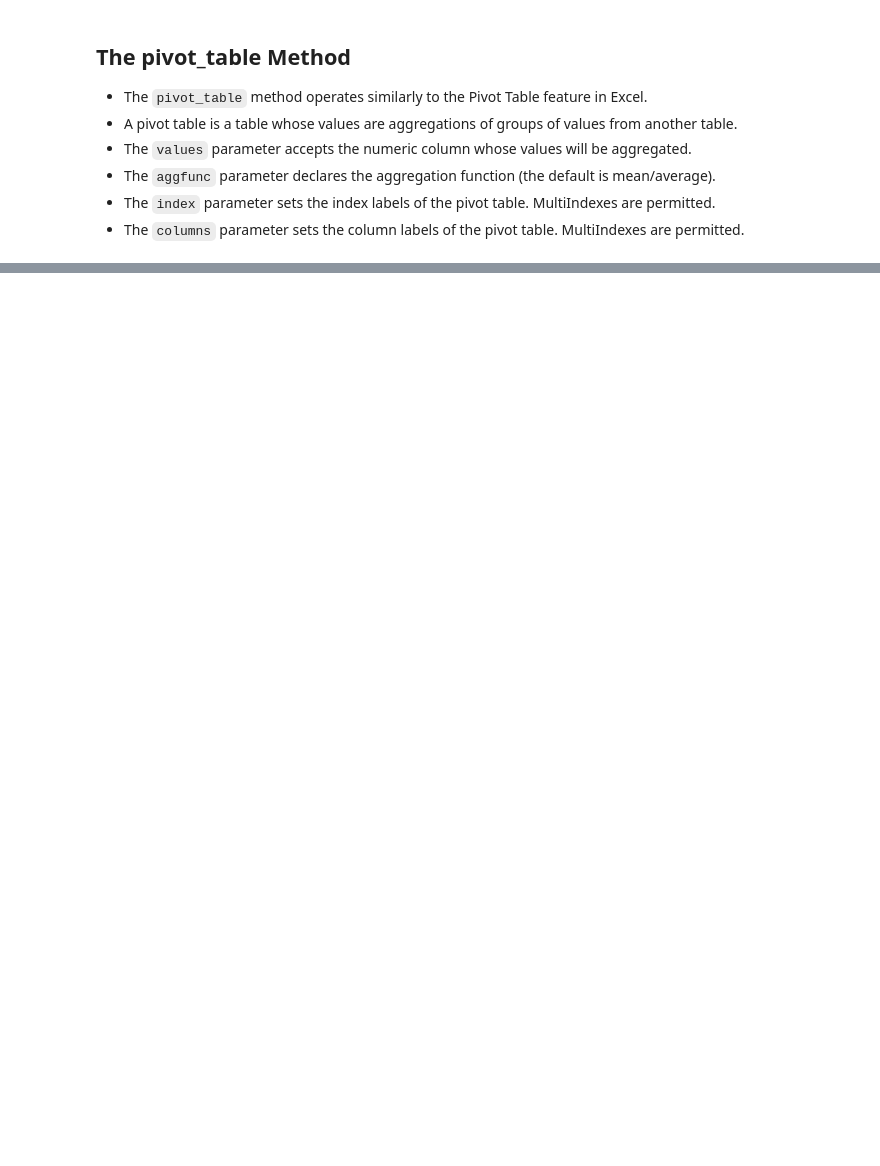
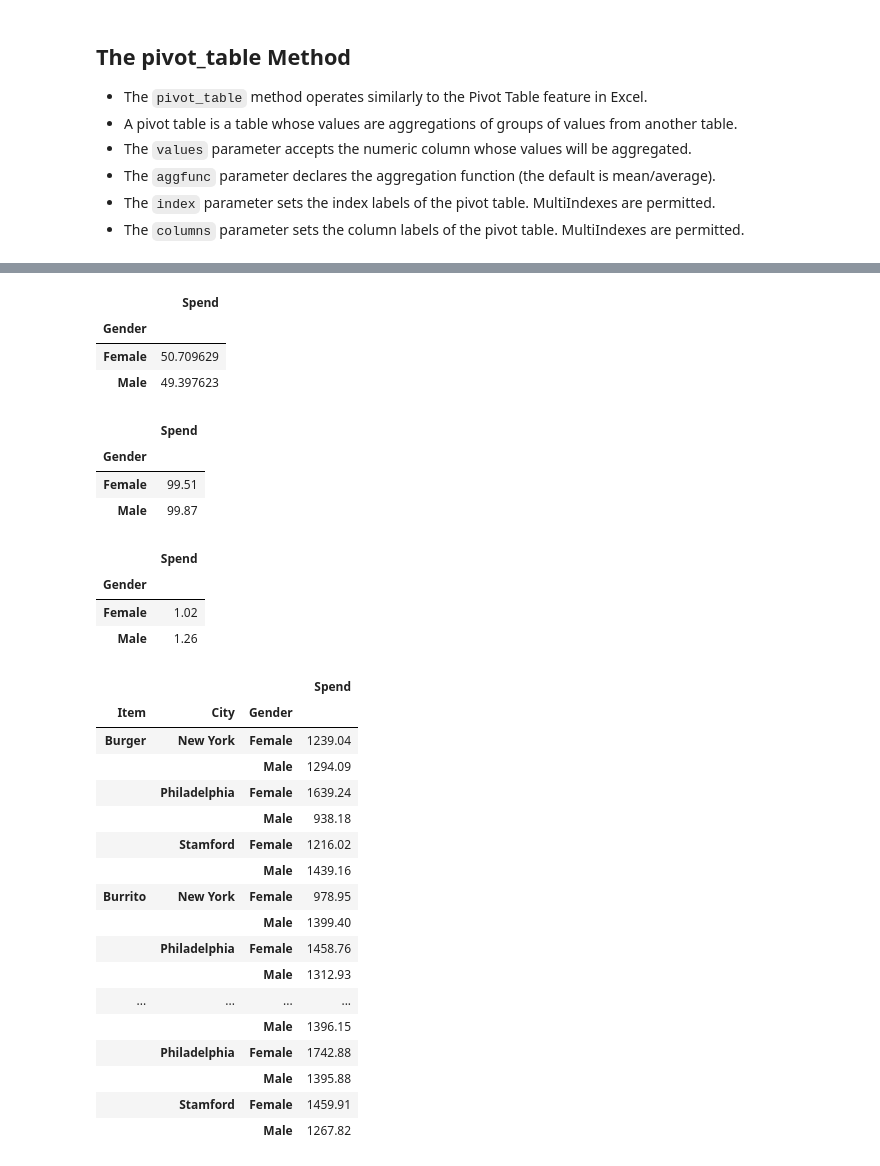
Before and after one commit to Petar-Koprinkov/Pandas, a Jupyter notebook: Incomplete/08 - MultiIndex.ipynb, the cells around one changed output, grey strips where cells are left out. Drawn from its saved outputs; the diff is of its cells as text; code cells hidden in the pictures; blank space fills up the shorter version.

```diff
--- a/Incomplete/08 - MultiIndex.ipynb
+++ b/Incomplete/08 - MultiIndex.ipynb
@@ -241,0 +223,42 @@ quarters.melt(id_vars='Salesman', var_name='Quarter', value_name='Revenue')
+# %%
+foods.pivot_table(values='Spend', index='Gender', aggfunc='mean')
+# %% [output]
+|  | Spend |
+| Gender |  |
+| Female | 50.709629 |
+| Male | 49.397623 |
+# %%
+foods.pivot_table(values='Spend', index='Gender', aggfunc='max')
+# %% [output]
+|  | Spend |
+| Gender |  |
+| Female | 99.51 |
+| Male | 99.87 |
+# %%
+foods.pivot_table(values='Spend', index='Gender', aggfunc='min')
+# %% [output]
+|  | Spend |
+| Gender |  |
+| Female | 1.02 |
+| Male | 1.26 |
+# %%
+foods.pivot_table(values='Spend', index=['Item','City', 'Gender'], aggfunc='sum')
+# %% [output]
+|  |  |  | Spend |
+| Item | City | Gender |  |
+| Burger | New York | Female | 1239.04 |
+|  |  | Male | 1294.09 |
+|  | Philadelphia | Female | 1639.24 |
+|  |  | Male | 938.18 |
+|  | Stamford | Female | 1216.02 |
+|  |  | Male | 1439.16 |
+| Burrito | New York | Female | 978.95 |
+|  |  | Male | 1399.40 |
+|  | Philadelphia | Female | 1458.76 |
+|  |  | Male | 1312.93 |
+| ... | ... | ... | ... |
+|  |  | Male | 1396.15 |
+|  | Philadelphia | Female | 1742.88 |
+|  |  | Male | 1395.88 |
+|  | Stamford | Female | 1459.91 |
+|  |  | Male | 1267.82 |
```
Also changed, not shown: parts of 8 cells of this notebook.
